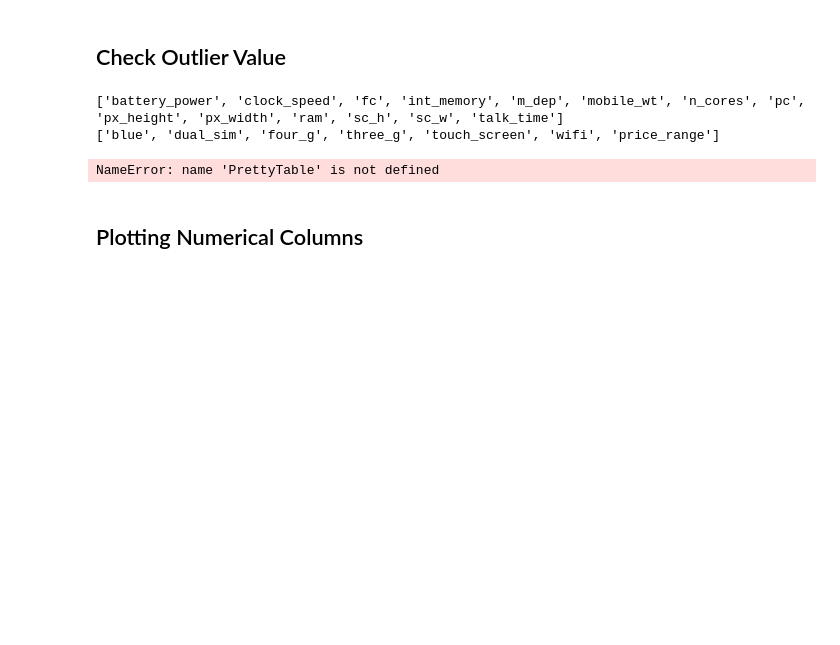
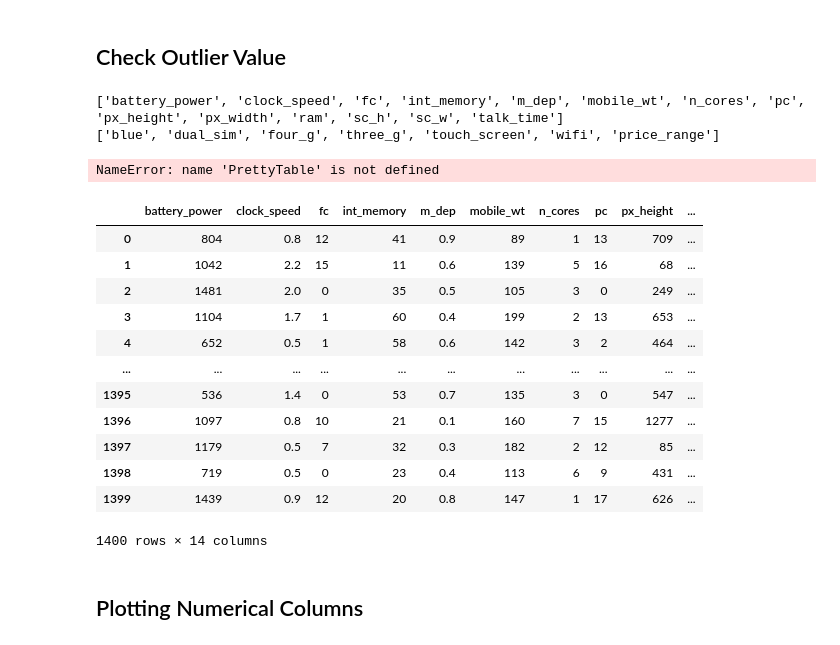
Before and after one commit to MarcelRyan/Tucil2_AI, a Jupyter notebook: Data_Analysis.ipynb, the cells around one changed output. Drawn from its saved outputs; the diff is of its cells as text; code cells hidden in the pictures; blank space fills up the shorter version.

```diff
--- a/Data_Analysis.ipynb
+++ b/Data_Analysis.ipynb
@@ -129,5 +129,21 @@ for column in numerical_columns:
 print(outliers_table)
 # %% [output]
 NameError: name 'PrettyTable' is not defined
+# %%
+df[numerical_columns]
+# %% [output]
+|  | battery_power | clock_speed | fc | int_memory | m_dep | mobile_wt | n_cores | pc | px_height | ... |
+| 0 | 804 | 0.8 | 12 | 41 | 0.9 | 89 | 1 | 13 | 709 | ... |
+| 1 | 1042 | 2.2 | 15 | 11 | 0.6 | 139 | 5 | 16 | 68 | ... |
+| 2 | 1481 | 2.0 | 0 | 35 | 0.5 | 105 | 3 | 0 | 249 | ... |
+| 3 | 1104 | 1.7 | 1 | 60 | 0.4 | 199 | 2 | 13 | 653 | ... |
+| 4 | 652 | 0.5 | 1 | 58 | 0.6 | 142 | 3 | 2 | 464 | ... |
+| ... | ... | ... | ... | ... | ... | ... | ... | ... | ... | ... |
+| 1395 | 536 | 1.4 | 0 | 53 | 0.7 | 135 | 3 | 0 | 547 | ... |
+| 1396 | 1097 | 0.8 | 10 | 21 | 0.1 | 160 | 7 | 15 | 1277 | ... |
+| 1397 | 1179 | 0.5 | 7 | 32 | 0.3 | 182 | 2 | 12 | 85 | ... |
+| 1398 | 719 | 0.5 | 0 | 23 | 0.4 | 113 | 6 | 9 | 431 | ... |
+| 1399 | 1439 | 0.9 | 12 | 20 | 0.8 | 147 | 1 | 17 | 626 | ... |
+1400 rows × 14 columns
 # %% [markdown]
 ## Plotting Numerical Columns
```
Also changed, not shown: parts of 3 cells of this notebook.
